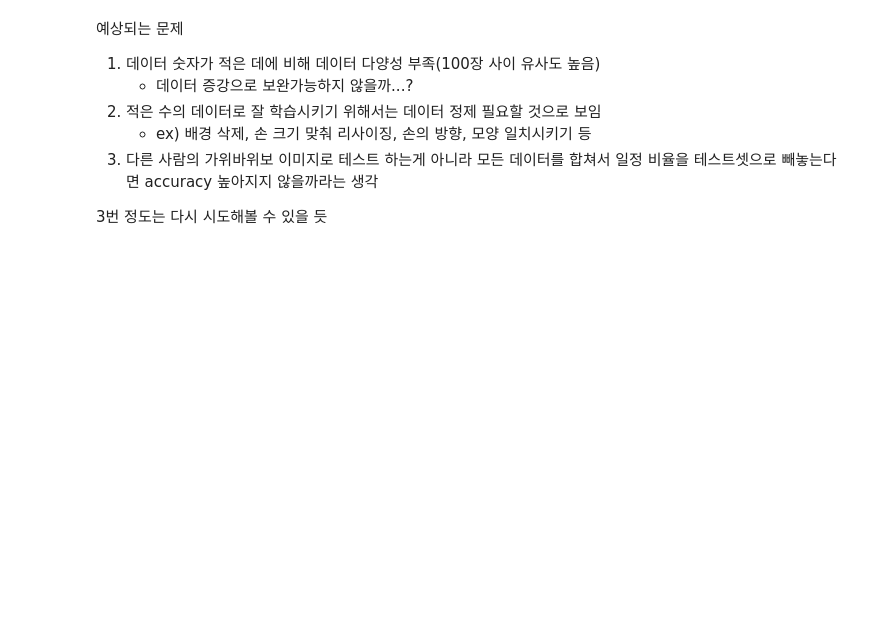
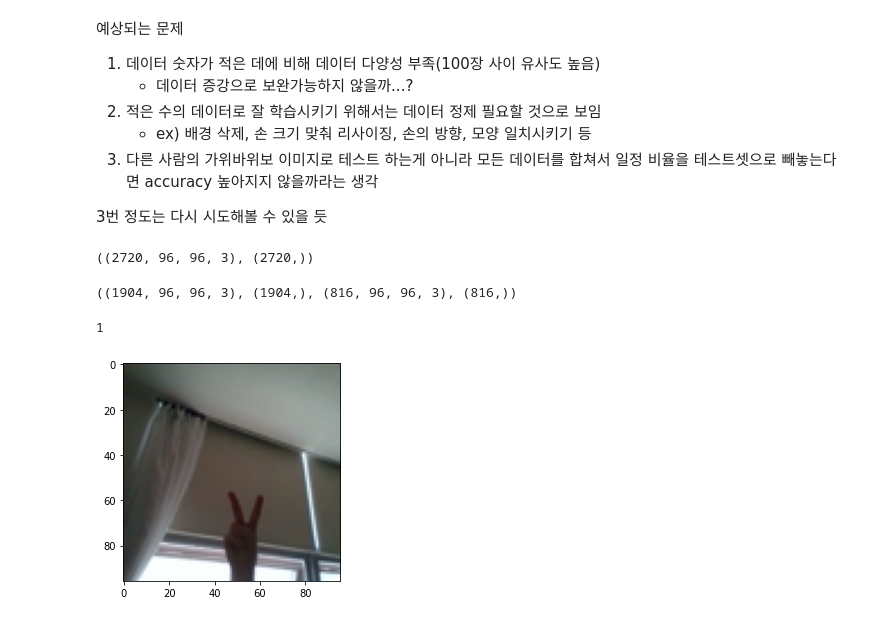
Before and after one commit to parkmicheal1114/aiffel_cr4, a Jupyter notebook: rock_scissor_paper/Rock_scissor_paper_extended.ipynb, the cells around one changed output. Saved outputs shown, nothing was run; the diff lists cells and outputs as text; code cells hidden in the pictures; blank space fills up the shorter version.

Commit message:
update extended

```diff
--- a/rock_scissor_paper/Rock_scissor_paper_extended.ipynb
+++ b/rock_scissor_paper/Rock_scissor_paper_extended.ipynb
@@ -280,3 +283,41 @@ test_accuracy: 0.40666666626930237
 
 
 3번 정도는 다시 시도해볼 수 있을 듯
+# %%
+image_datas = glob.glob(os.getenv("HOME") + "/aiffel/rock_scissor_paper/extended/all/*/*.jpg")
+class_name =['rock', 'scissor', 'paper']
+dic = {'rock':0, 'scissor':1, 'paper':2}
+
+X = []
+y = []
+for imagename in image_datas:
+    img = Image.open(imagename)
+    img = img.resize((96, 96))
+    img = np.array(img)
+    X.append(img)
+    label = imagename.split('/')[6]
+    label = dic[label]
+    y.append(label)
+
+X = np.array(X)
+y = np.array(y)
+
+X.shape, y.shape
+# %% [output]
+((2720, 96, 96, 3), (2720,))
+# %%
+from sklearn.model_selection import train_test_split
+
+X_train, X_test, y_train, y_test = train_test_split(X, y, test_size=0.3, shuffle=True)
+
+X_train.shape, y_train.shape, X_test.shape, y_test.shape
+# %% [output]
+((1904, 96, 96, 3), (1904,), (816, 96, 96, 3), (816,))
+# %%
+import matplotlib.pyplot as plt
+
+plt.imshow(X_train[1000])
+print(y_train[1000])
+# %% [output]
+1
+[figure, added]
```
Also changed, not shown: parts of 7 cells of this notebook.
